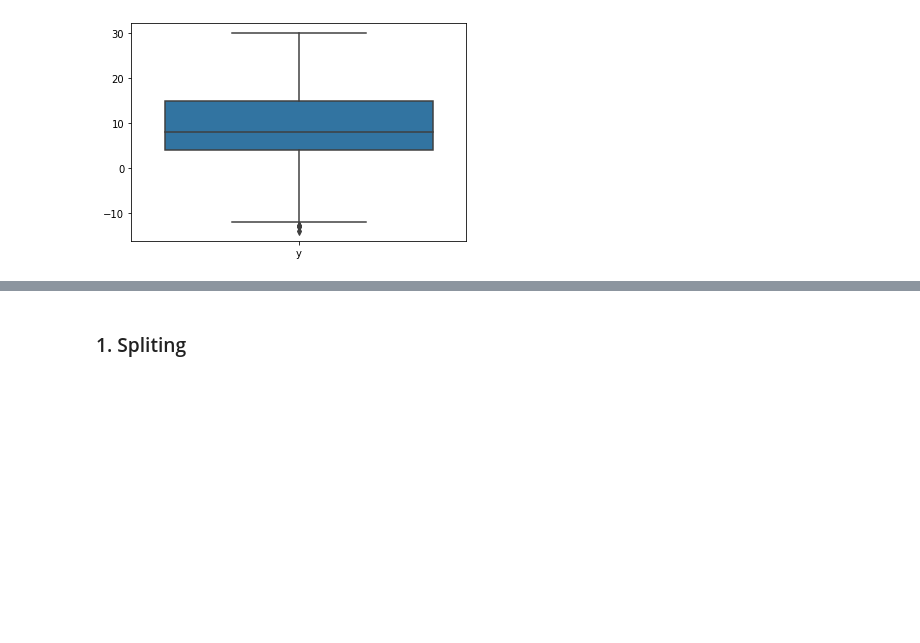
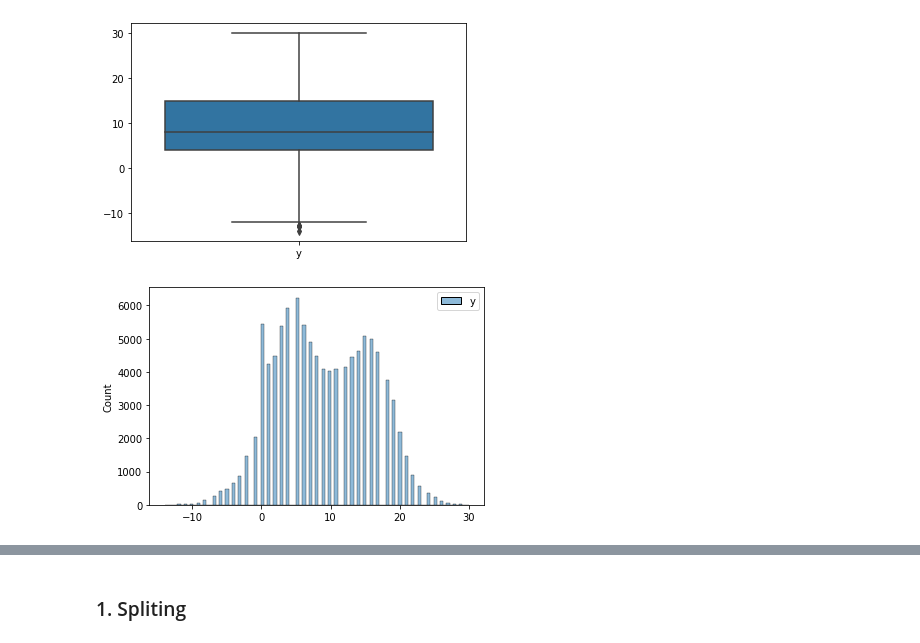
Before and after one commit to Peshkatar/prophet-weather-forecast, a Jupyter notebook: model.ipynb, the cells around one changed output, grey strips where cells are left out. Saved outputs shown, nothing was run; the diff lists cells and outputs as text; code cells hidden in the pictures; blank space fills up the shorter version.

```diff
--- a/model.ipynb
+++ b/model.ipynb
@@ -76,3 +75,8 @@ plt.plot(weather.ds, weather.y);
 sns.boxplot(data=weather);
 # %% [output]
 [figure]
+# %%
+# bimodal
+sns.histplot(data=weather);
+# %% [output]
+[figure, added]
```
Also changed, not shown: parts of 21 cells of this notebook.
